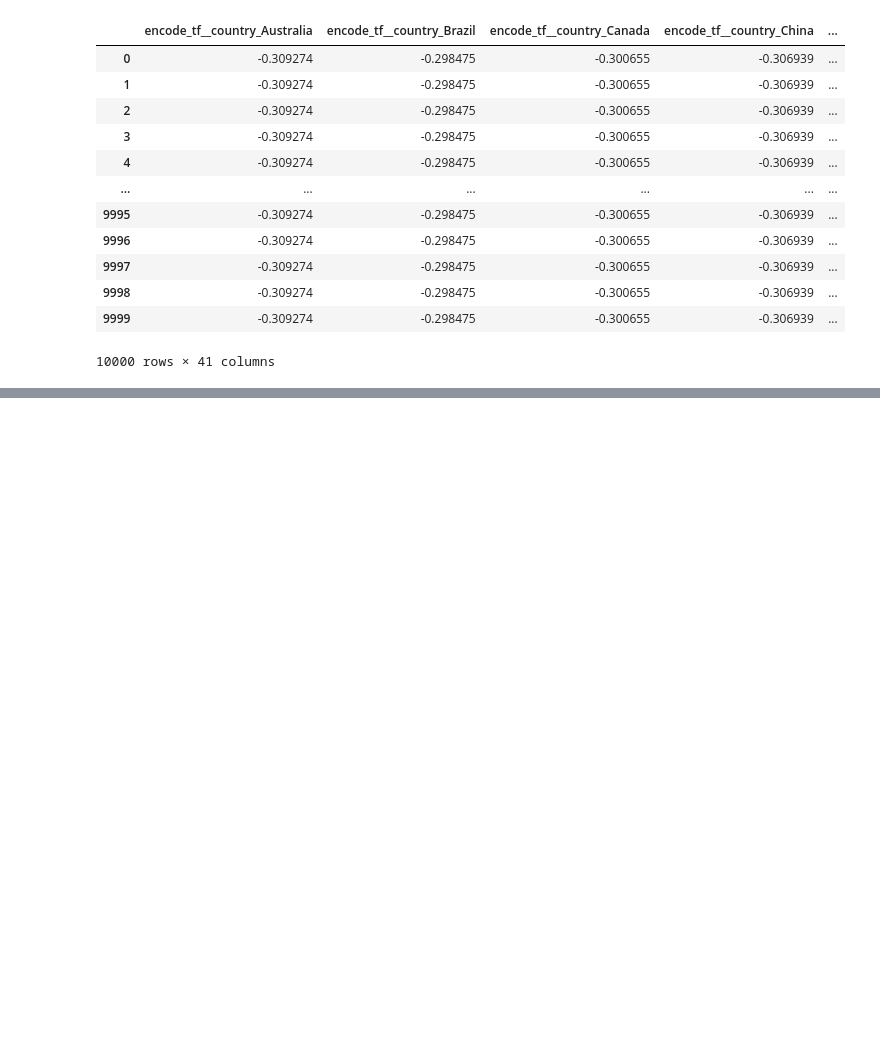
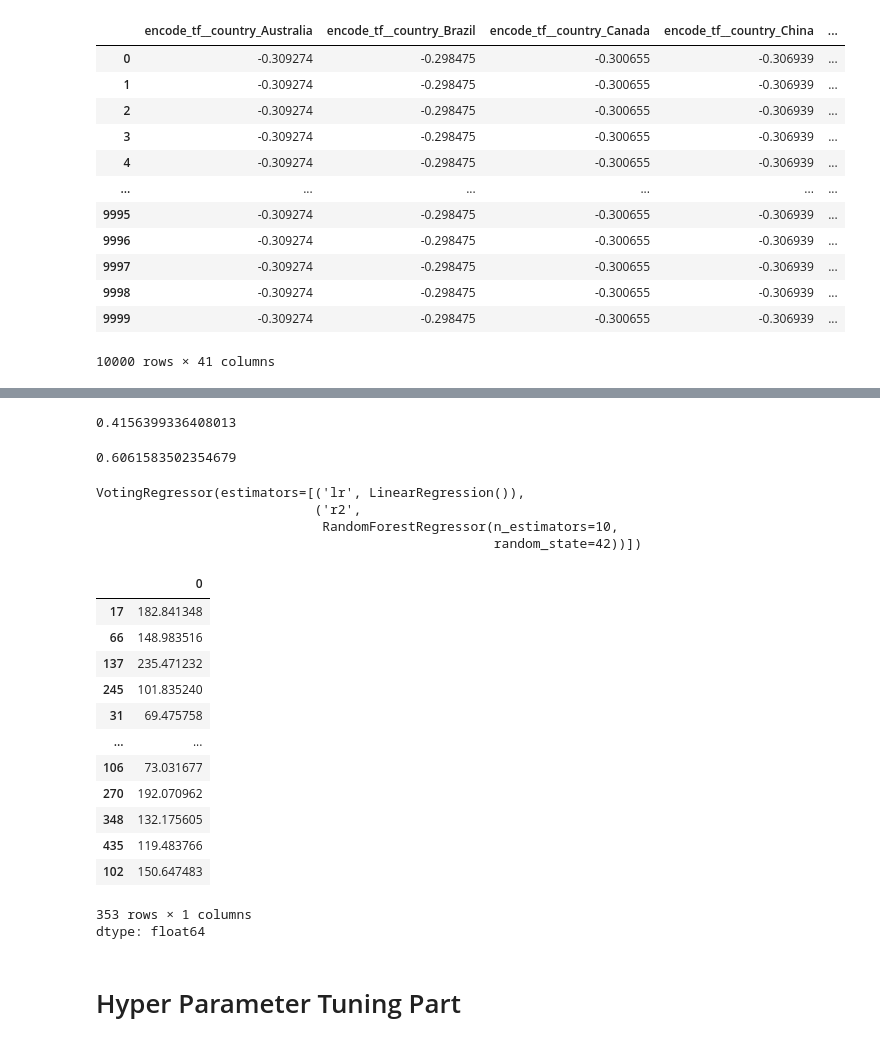
Before and after one commit to Ritesh24f1001677/MACHINE_LEARNING, a Jupyter notebook: Viva_Level2_Preparation_Part1.ipynb, the cells around one changed output, grey strips where cells are left out. Saved outputs shown, nothing was run; the diff lists cells and outputs as text; code cells hidden in the pictures; blank space fills up the shorter version.

```diff
--- a/Viva_Level2_Preparation_Part1.ipynb
+++ b/Viva_Level2_Preparation_Part1.ipynb
@@ -719,0 +787,6 @@ fe.fit_transform(pr)
+# %%
+from sklearn.model_selection import train_test_split
+X=diaf.drop('target',axis=1)
+y=diaf['target']
+X_train, X_val, y_train, y_val=train_test_split(X,y,test_size=0.2,random_state=42)
+lr.fit(X,y)
@@ -719,0 +829,4 @@ fe.fit_transform(pr)
+# %%
+from sklearn.preprocessing import PolynomialFeatures
+pf=PolynomialFeatures(degree=2).set_output(transform='pandas')
+pf.fit(X_train)
@@ -719,0 +848,2 @@ fe.fit_transform(pr)
+# %%
+pipe=Pipeline(steps=[('poly',PolynomialFeatures(degree=2)),('model',LinearRegression())])
@@ -719,0 +854,2 @@ fe.fit_transform(pr)
+# %%
+pipe.fit(X_train, y_train)
@@ -719,0 +878,42 @@ fe.fit_transform(pr)
+# %%
+pipe.score(X_val,y_val)
+# %% [output]
+0.4156399336408013
+# %%
+pipe.score(X_train, y_train)
+# %% [output]
+0.6061583502354679
+# %%
+from sklearn.ensemble import RandomForestRegressor
+from sklearn.linear_model import LinearRegression
+from sklearn.ensemble import VotingRegressor
+
+r1=LinearRegression()
+r2=RandomForestRegressor(n_estimators=10,random_state=42)
+
+er=VotingRegressor([('lr',r1),('r2',r2)])
+er
+# %% [output]
+VotingRegressor(estimators=[('lr', LinearRegression()),
+                            ('r2',
+                             RandomForestRegressor(n_estimators=10,
+                                                   random_state=42))])
+# %%
+X_train @ lr.coef_.T +lr.intercept_
+# %% [output]
+|  | 0 |
+| 17 | 182.841348 |
+| 66 | 148.983516 |
+| 137 | 235.471232 |
+| 245 | 101.835240 |
+| 31 | 69.475758 |
+| ... | ... |
+| 106 | 73.031677 |
+| 270 | 192.070962 |
+| 348 | 132.175605 |
+| 435 | 119.483766 |
+| 102 | 150.647483 |
+353 rows × 1 columns
+dtype: float64
+# %% [markdown]
+# Hyper Parameter Tuning Part
```
Also changed, not shown: parts of 22 cells of this notebook.
